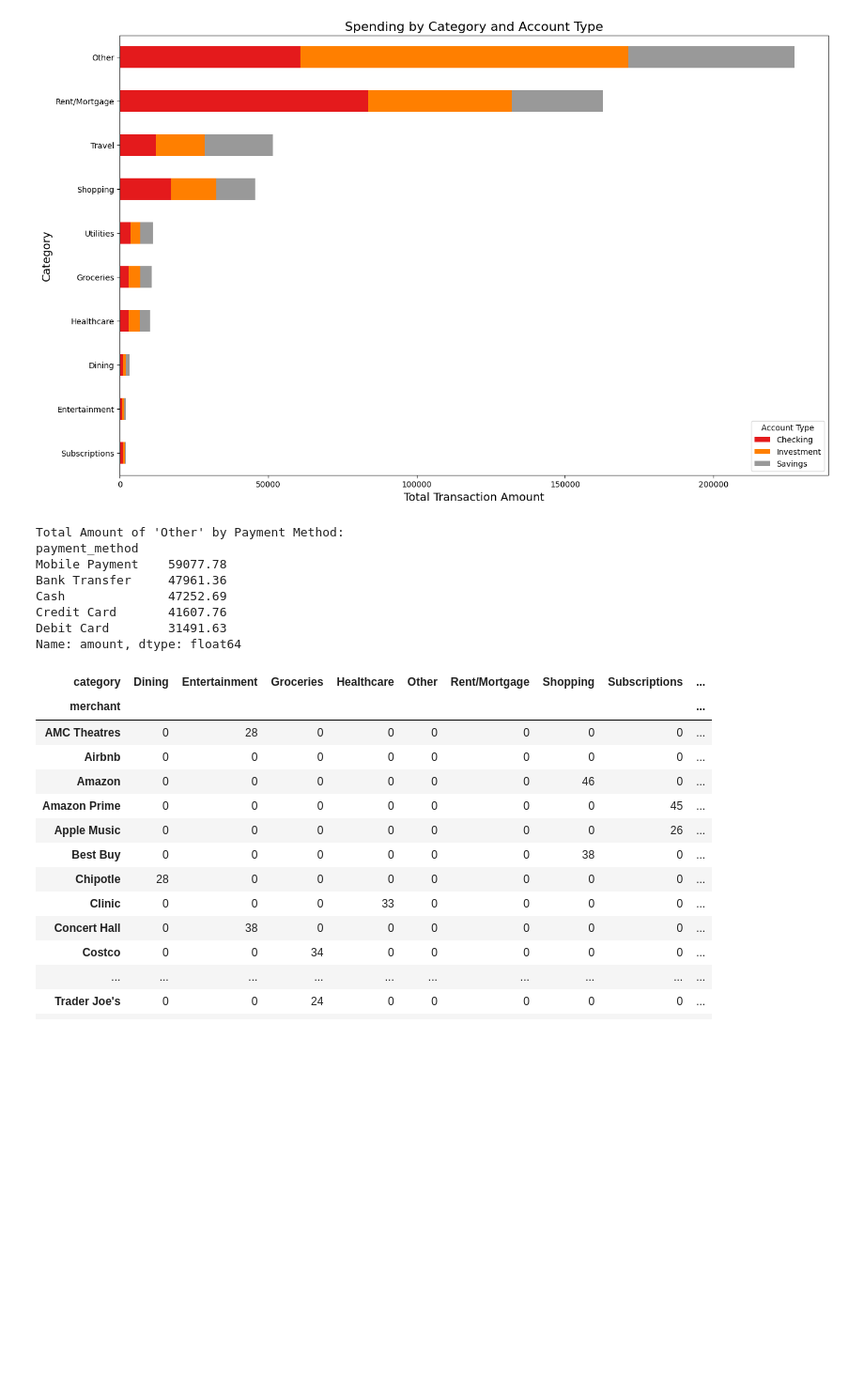
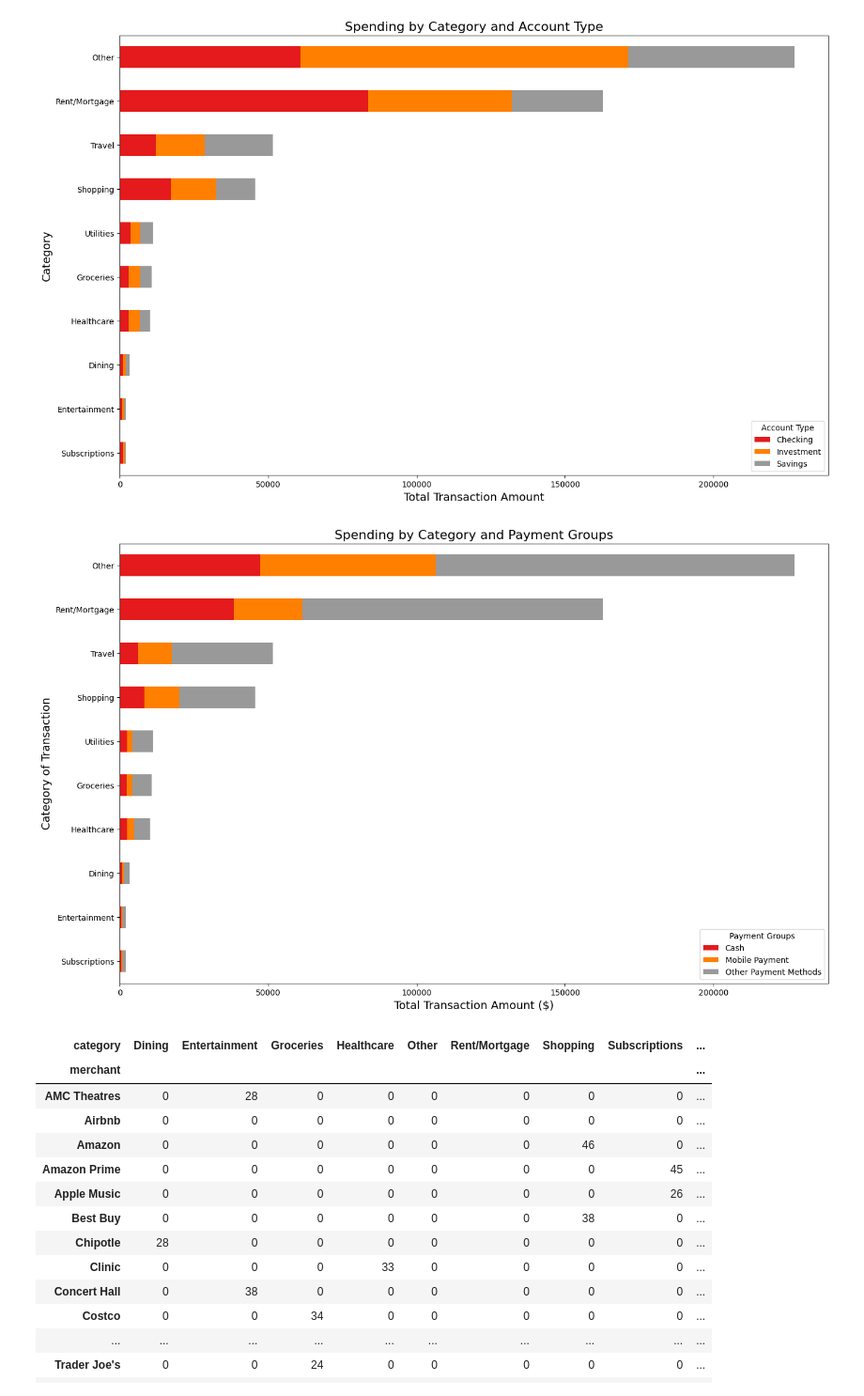
Before and after one commit to timothyngcy/financial-transactions-dashboard, a Jupyter notebook: eda.ipynb, the cells around one changed output. Shown at 94% size. Cells and saved outputs as stored; diff of their text form; code cells hidden in the pictures; blank space fills up the shorter version.

```diff
--- a/eda.ipynb
+++ b/eda.ipynb
@@ -132,25 +126,36 @@ plt.legend(title="Account Type",loc='lower right')
 plt.show()
 # %% [output]
 [figure]
-# %%
-other_payments = (
-    df_ft[df_ft['category']=="Other"]
-    .groupby('payment_method')['amount']
-    .sum()
-    .sort_values(ascending=False)
-)
-
-print("Total Amount of 'Other' by Payment Method:")
-print(other_payments)
-# %% [output]
-Total Amount of 'Other' by Payment Method:
-payment_method
-Mobile Payment    59077.78
-Bank Transfer     47961.36
-Cash              47252.69
-Credit Card       41607.76
-Debit Card        31491.63
-Name: amount, dtype: float64
+# %%
+df_ft['risky_payment'] = df_ft['payment_method'].apply(
+    lambda x: x if x in ["Cash", "Mobile Payment"] else "Other Payment Methods"
+)
+
+# create a pivot table of total amount spent by category and payment_method type
+cat_by_pm = df_ft.pivot_table(
+    index='category',
+    columns='risky_payment',
+    values='amount',
+    aggfunc='sum'
+)
+
+pivot = cat_by_pm.loc[cat_by_pm.sum(axis=1)
+                      .sort_values()
+                      .index]
+
+# plot stacked horizontal bar chart
+pivot.plot(kind='barh',
+           stacked=True,
+           figsize=(16,10),
+           colormap='Set1')
+
+plt.xlabel("Total Transaction Amount ($)", fontsize=14)
+plt.ylabel("Category of Transaction", fontsize=14)
+plt.title("Spending by Category and Payment Groups", fontsize=16)
+plt.legend(title="Payment Groups",loc='lower right')
+plt.show()
+# %% [output]
+[figure, added]
 # %%
 pd.crosstab(df_ft['merchant'], df_ft['category'])
 # %% [output]
```
Also changed, not shown: parts of 7 cells of this notebook, 2 other files.
